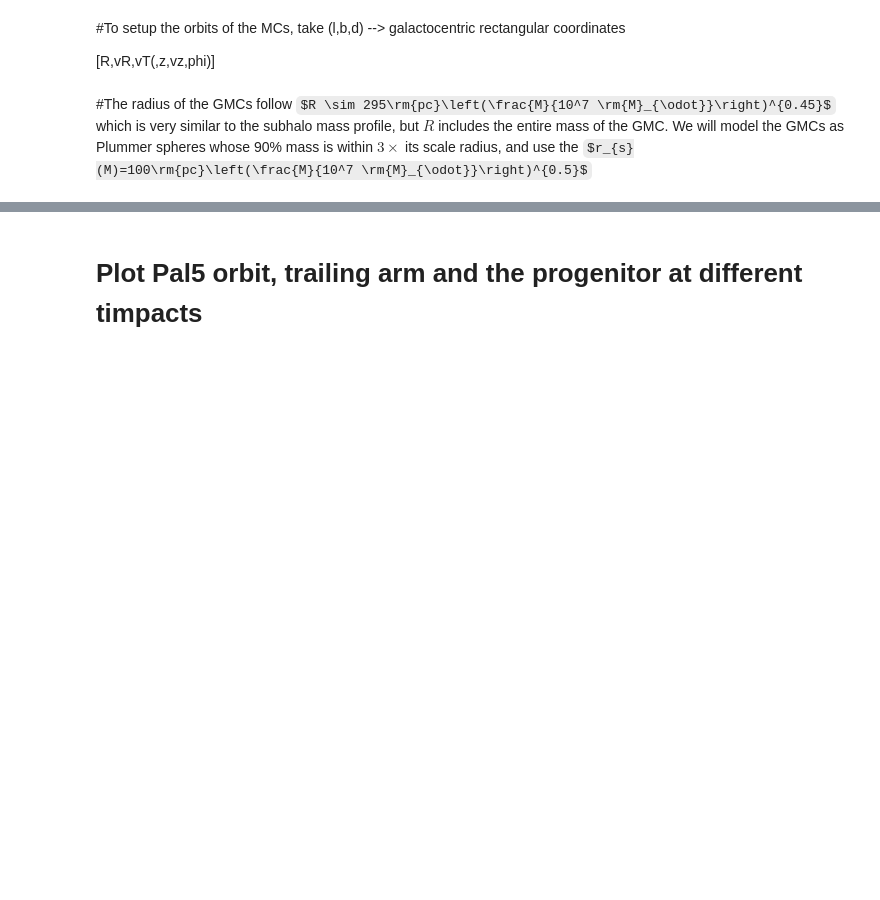
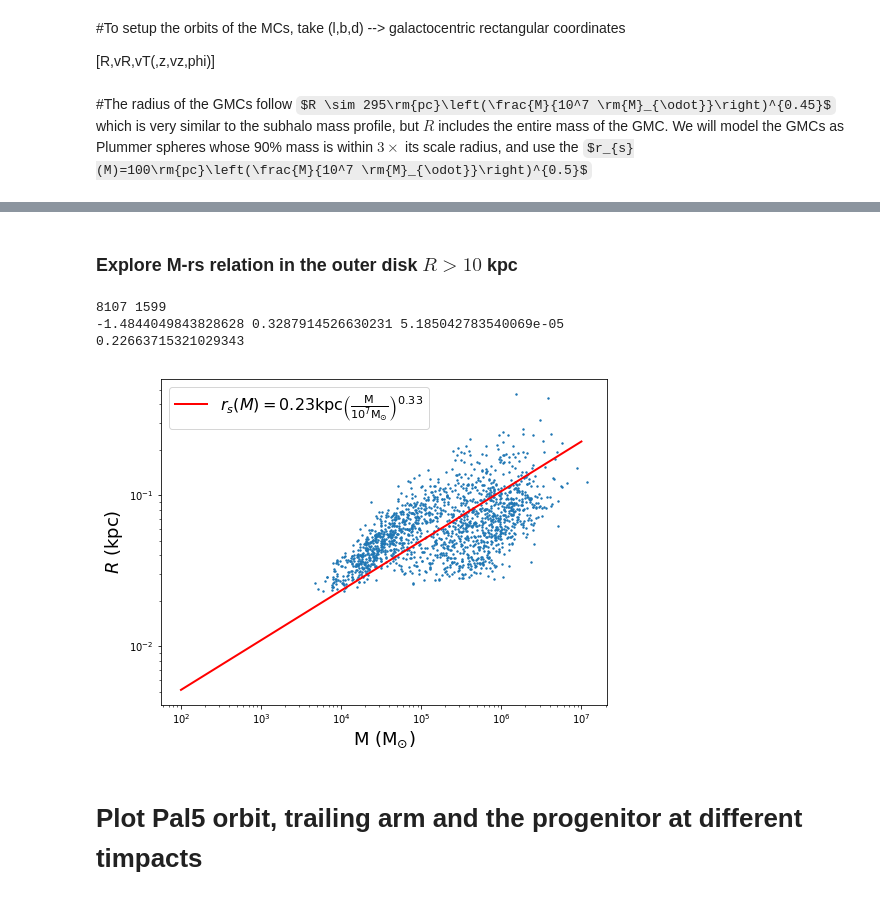
Before and after one commit to nbanik/Baryonic-effects-on-Pal5, a Jupyter notebook: molecular_clouds.ipynb, the cells around one changed output, grey strips where cells are left out. Saved outputs shown, nothing was run; the diff lists cells and outputs as text; code cells hidden in the pictures; some formulas as TeX source; blank space fills up the shorter version.

```diff
--- a/molecular_clouds.ipynb
+++ b/molecular_clouds.ipynb
@@ -140,3 +271,49 @@ plt.show()
+# %% [markdown]
+### Explore M-rs relation in the outer disk $R > 10$ kpc
+# %%
+M_out=[]
+Rs_out=[]
+
+for ii in range(len(R_all)):
+    if R_all[ii] > 10. :
+        M_out.append(M_all[ii])
+        Rs_out.append(Rs_all[ii])
+
+M_out=np.array(M_out)
+Rs_out=np.array(Rs_out)
+
+print (len(R_all), len(Rs_out))
+
+alpha, beta, bvar = leastsq(np.log(M_out/10**7.),np.log(Rs_out),method=3)
+
+print (alpha,beta,bvar)
+
+print (np.exp(alpha))
+
+def func_out(M):
+    return np.exp(alpha)*(M/10**7.)**beta
+
+mm=np.linspace(10**2.,10**7.)
+
+plt.figure(figsize=(8,6))
+plt.scatter(M_out,Rs_out,s=2)
+
+plt.plot(mm,func_out(mm),label=r'$r_{s}(M) = %0.2f\rm{kpc}\left(\frac{M}{10^{7}\rm{M}_{\odot}}\right)^{%0.2f}$'%(np.exp(alpha),beta),c='r',lw=2)
+
+plt.xscale('log')
+plt.yscale('log')
+#plt.ylim(10**-5,10)
+#plt.xlim(0.001,10**8.)
+plt.xlabel(r'M ($\rm{M}_{\odot}$)',fontsize=18)
+plt.ylabel(r'$R$ (kpc)',fontsize=18)
+plt.legend(loc='upper left',fontsize=16)
+#plt.savefig('plots/R-M.pdf')
+plt.show()
+# %% [output]
+8107 1599
+-1.4844049843828628 0.3287914526630231 5.185042783540069e-05
+0.22663715321029343
+[figure, added]
 # %%
 #Rs vs M
 
```
Also changed, not shown: parts of 4 cells of this notebook.
